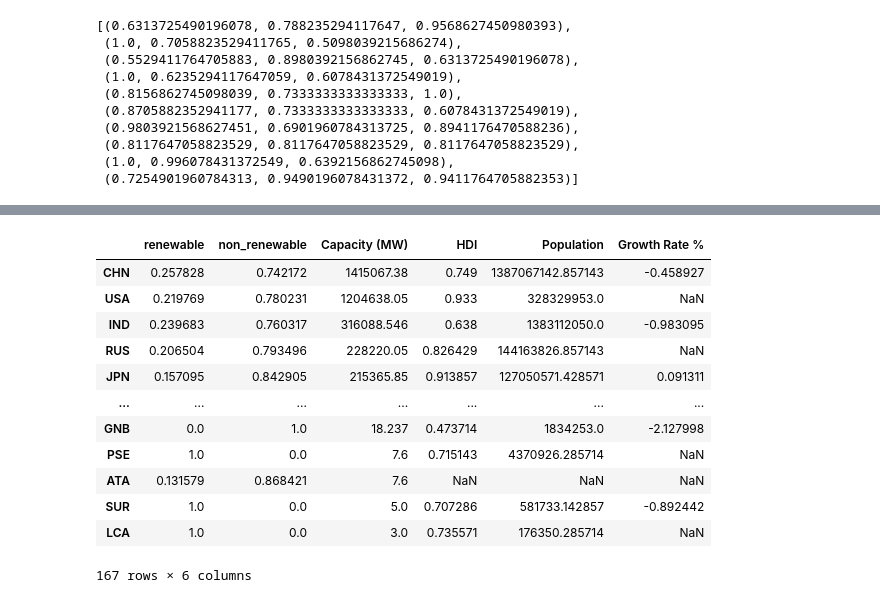
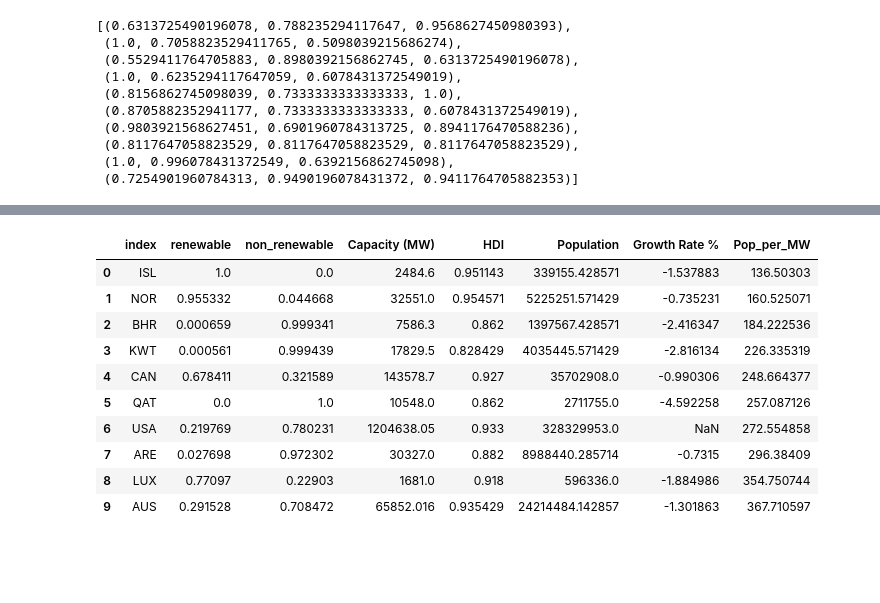
Before and after one commit to jlstjohn/coil_project, a Jupyter notebook: global_power_plant_project/main.ipynb, the cells around one changed output, grey strips where cells are left out. Drawn from its saved outputs; the diff is of its cells as text; code cells hidden in the pictures; blank space fills up the shorter version.

```diff
--- a/global_power_plant_project/main.ipynb
+++ b/global_power_plant_project/main.ipynb
@@ -283,17 +278,19 @@ sns.pairplot(percent_data_hdi_full)
 [figure]
-# %%
-percent_data_hdi_full
-# %% [output]
-|  | renewable | non_renewable | Capacity (MW) | HDI | Population | Growth Rate % |
-| CHN | 0.257828 | 0.742172 | 1415067.38 | 0.749 | 1387067142.857143 | -0.458927 |
-| USA | 0.219769 | 0.780231 | 1204638.05 | 0.933 | 328329953.0 | NaN |
-| IND | 0.239683 | 0.760317 | 316088.546 | 0.638 | 1383112050.0 | -0.983095 |
-| RUS | 0.206504 | 0.793496 | 228220.05 | 0.826429 | 144163826.857143 | NaN |
-| JPN | 0.157095 | 0.842905 | 215365.85 | 0.913857 | 127050571.428571 | 0.091311 |
-| ... | ... | ... | ... | ... | ... | ... |
-| GNB | 0.0 | 1.0 | 18.237 | 0.473714 | 1834253.0 | -2.127998 |
-| PSE | 1.0 | 0.0 | 7.6 | 0.715143 | 4370926.285714 | NaN |
-| ATA | 0.131579 | 0.868421 | 7.6 | NaN | NaN | NaN |
-| SUR | 1.0 | 0.0 | 5.0 | 0.707286 | 581733.142857 | -0.892442 |
-| LCA | 1.0 | 0.0 | 3.0 | 0.735571 | 176350.285714 | NaN |
-167 rows × 6 columns
+# %%
+percent_data_hdi_full["Pop_per_MW"] =  percent_data_hdi_full["Population"] / percent_data_hdi_full["Capacity (MW)"]
+topTenRatio = percent_data_hdi_full.sort_values(by="Pop_per_MW")[:10].reset_index()
+bottomTenRatio = percent_data_hdi_full.sort_values(by="Pop_per_MW").dropna(axis=0,subset=['Pop_per_MW'])[-10:].reset_index()
+topTenRatio
+# bottomTenRatio
+# %% [output]
+|  | index | renewable | non_renewable | Capacity (MW) | HDI | Population | Growth Rate % | Pop_per_MW |
+| 0 | ISL | 1.0 | 0.0 | 2484.6 | 0.951143 | 339155.428571 | -1.537883 | 136.50303 |
+| 1 | NOR | 0.955332 | 0.044668 | 32551.0 | 0.954571 | 5225251.571429 | -0.735231 | 160.525071 |
+| 2 | BHR | 0.000659 | 0.999341 | 7586.3 | 0.862 | 1397567.428571 | -2.416347 | 184.222536 |
+| 3 | KWT | 0.000561 | 0.999439 | 17829.5 | 0.828429 | 4035445.571429 | -2.816134 | 226.335319 |
+| 4 | CAN | 0.678411 | 0.321589 | 143578.7 | 0.927 | 35702908.0 | -0.990306 | 248.664377 |
+| 5 | QAT | 0.0 | 1.0 | 10548.0 | 0.862 | 2711755.0 | -4.592258 | 257.087126 |
+| 6 | USA | 0.219769 | 0.780231 | 1204638.05 | 0.933 | 328329953.0 | NaN | 272.554858 |
+| 7 | ARE | 0.027698 | 0.972302 | 30327.0 | 0.882 | 8988440.285714 | -0.7315 | 296.38409 |
+| 8 | LUX | 0.77097 | 0.22903 | 1681.0 | 0.918 | 596336.0 | -1.884986 | 354.750744 |
+| 9 | AUS | 0.291528 | 0.708472 | 65852.016 | 0.935429 | 24214484.142857 | -1.301863 | 367.710597 |
```
Also changed, not shown: parts of 5 cells of this notebook.
